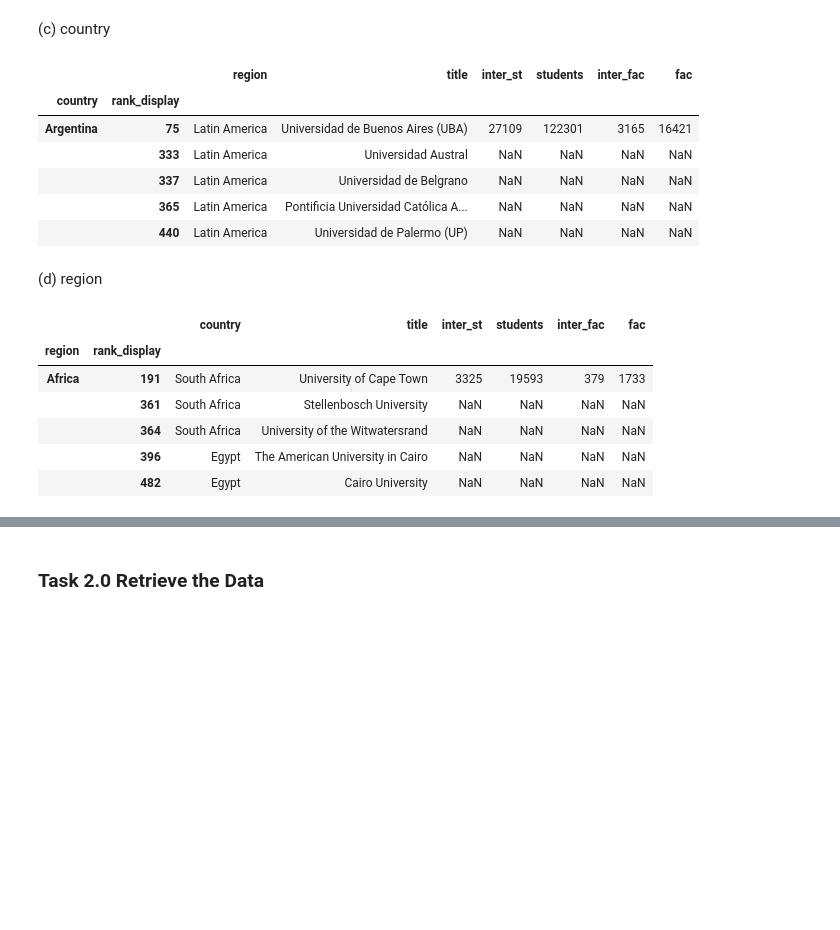
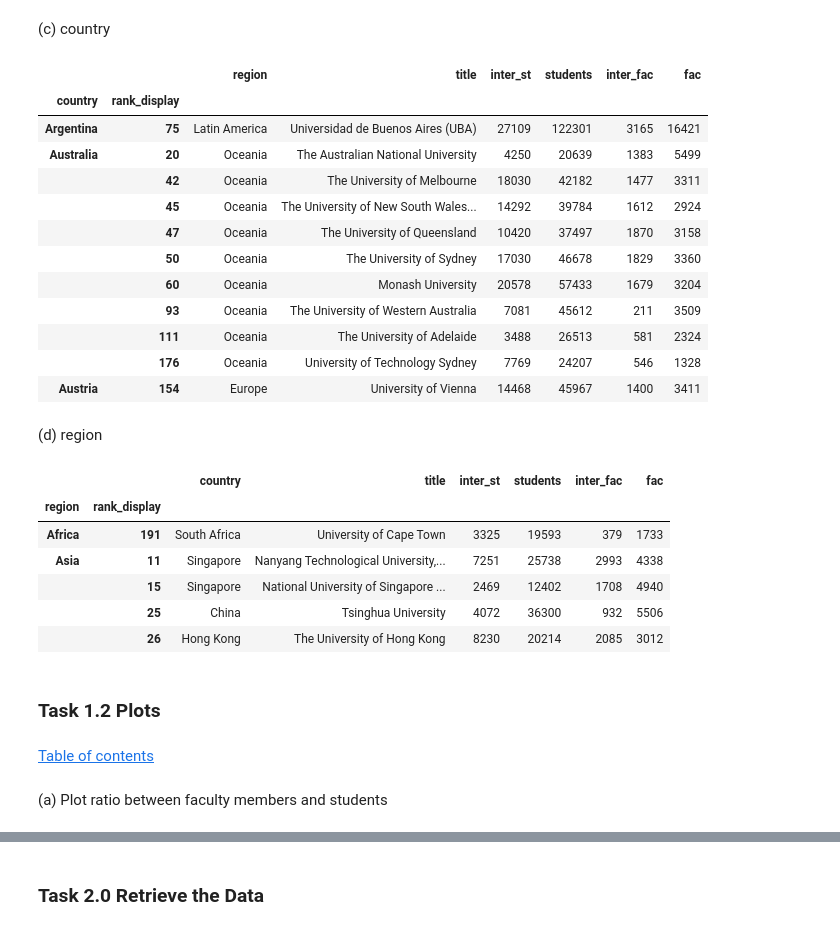
Before and after one commit to IsaacLeimgruber/ADA_labs_repo, a Jupyter notebook: 02 - Data from the Web/hw02_kevin.ipynb, the cells around one changed output, grey strips where cells are left out. Saved outputs shown, nothing was run; the diff lists cells and outputs as text; code cells hidden in the pictures; blank space fills up the shorter version.

```diff
--- a/02 - Data from the Web/hw02_kevin.ipynb
+++ b/02 - Data from the Web/hw02_kevin.ipynb
@@ -292,7 +298,7 @@ international_fac = []
 fac = []
 bad_soups = []
 futures = []
-num_request = 200
+num_request = 959 # ew need only 200 but we saw that there are 959 url. So we take all of them and then just take the 200 first values
 count = 0
 # %%
 #helper to reset globals
@@ -546,6 +553,8 @@ missing_df.head()
 # %%
 #merge the two daframes to have all infos needed
 univ_tot_df = pd.concat([univ_dr_df, missing_df], axis = 1)
+# Finally take the only 200 first (so if we want to see more we already have the data)
+univ_tot_df = univ_tot_df[:200]
 univ_rk_df = univ_tot_df.set_index(['rank_display'])
 univ_rk_df.head()
 # %% [output]
@@ -610,16 +621,22 @@ def sortby_col_rank(df, col):
 # %%
 country_df = sortby_col_rank(univ_tot_df, 'country')
 us_univ = country_df.loc['United States']
 #us_univ.head(5)
-country_df.head()
+country_df.head(11)
 # %% [output]
 |  |  | region | title | inter_st | students | inter_fac | fac |
 | country | rank_display |  |  |  |  |  |  |
 | Argentina | 75 | Latin America | Universidad de Buenos Aires (UBA) | 27109 | 122301 | 3165 | 16421 |
-|  | 333 | Latin America | Universidad Austral | NaN | NaN | NaN | NaN |
-|  | 337 | Latin America | Universidad de Belgrano | NaN | NaN | NaN | NaN |
-|  | 365 | Latin America | Pontificia Universidad Católica A... | NaN | NaN | NaN | NaN |
-|  | 440 | Latin America | Universidad de Palermo (UP) | NaN | NaN | NaN | NaN |
+| Australia | 20 | Oceania | The Australian National University | 4250 | 20639 | 1383 | 5499 |
+|  | 42 | Oceania | The University of Melbourne | 18030 | 42182 | 1477 | 3311 |
+|  | 45 | Oceania | The University of New South Wales... | 14292 | 39784 | 1612 | 2924 |
+|  | 47 | Oceania | The University of Queensland | 10420 | 37497 | 1870 | 3158 |
+|  | 50 | Oceania | The University of Sydney | 17030 | 46678 | 1829 | 3360 |
+|  | 60 | Oceania | Monash University | 20578 | 57433 | 1679 | 3204 |
+|  | 93 | Oceania | The University of Western Australia | 7081 | 45612 | 211 | 3509 |
+|  | 111 | Oceania | The University of Adelaide | 3488 | 26513 | 581 | 2324 |
+|  | 176 | Oceania | University of Technology Sydney | 7769 | 24207 | 546 | 1328 |
+| Austria | 154 | Europe | University of Vienna | 14468 | 45967 | 1400 | 3411 |
 # %% [markdown]
 (d) region
 # %%
@@ -629,7 +646,13 @@ region_df.head()
 |  |  | country | title | inter_st | students | inter_fac | fac |
 | region | rank_display |  |  |  |  |  |  |
 | Africa | 191 | South Africa | University of Cape Town | 3325 | 19593 | 379 | 1733 |
-|  | 361 | South Africa | Stellenbosch University | NaN | NaN | NaN | NaN |
-|  | 364 | South Africa | University of the Witwatersrand | NaN | NaN | NaN | NaN |
-|  | 396 | Egypt | The American University in Cairo | NaN | NaN | NaN | NaN |
-|  | 482 | Egypt | Cairo University | NaN | NaN | NaN | NaN |
+| Asia | 11 | Singapore | Nanyang Technological University,... | 7251 | 25738 | 2993 | 4338 |
+|  | 15 | Singapore | National University of Singapore ... | 2469 | 12402 | 1708 | 4940 |
+|  | 25 | China | Tsinghua University | 4072 | 36300 | 932 | 5506 |
+|  | 26 | Hong Kong | The University of Hong Kong | 8230 | 20214 | 2085 | 3012 |
+# %% [markdown]
+### Task 1.2 Plots
+# %% [markdown]
+ <div class="lev1"><a href="#Table-of-Contents"><span class="toc-item-num"></span>Table of contents</a></div>
+# %% [markdown]
+(a) Plot ratio between faculty members and students
```
Also changed, not shown: parts of 83 cells of this notebook, 2 other files.
